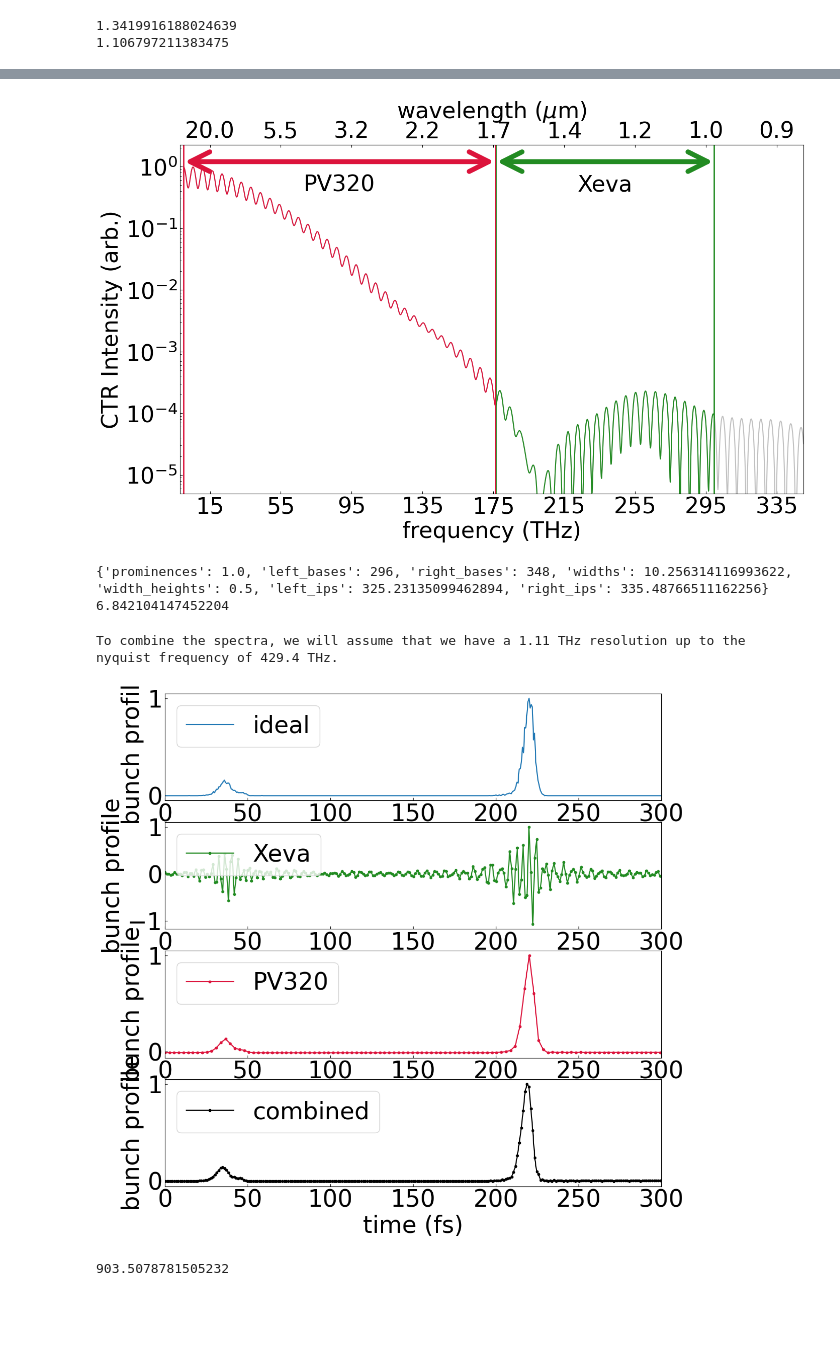
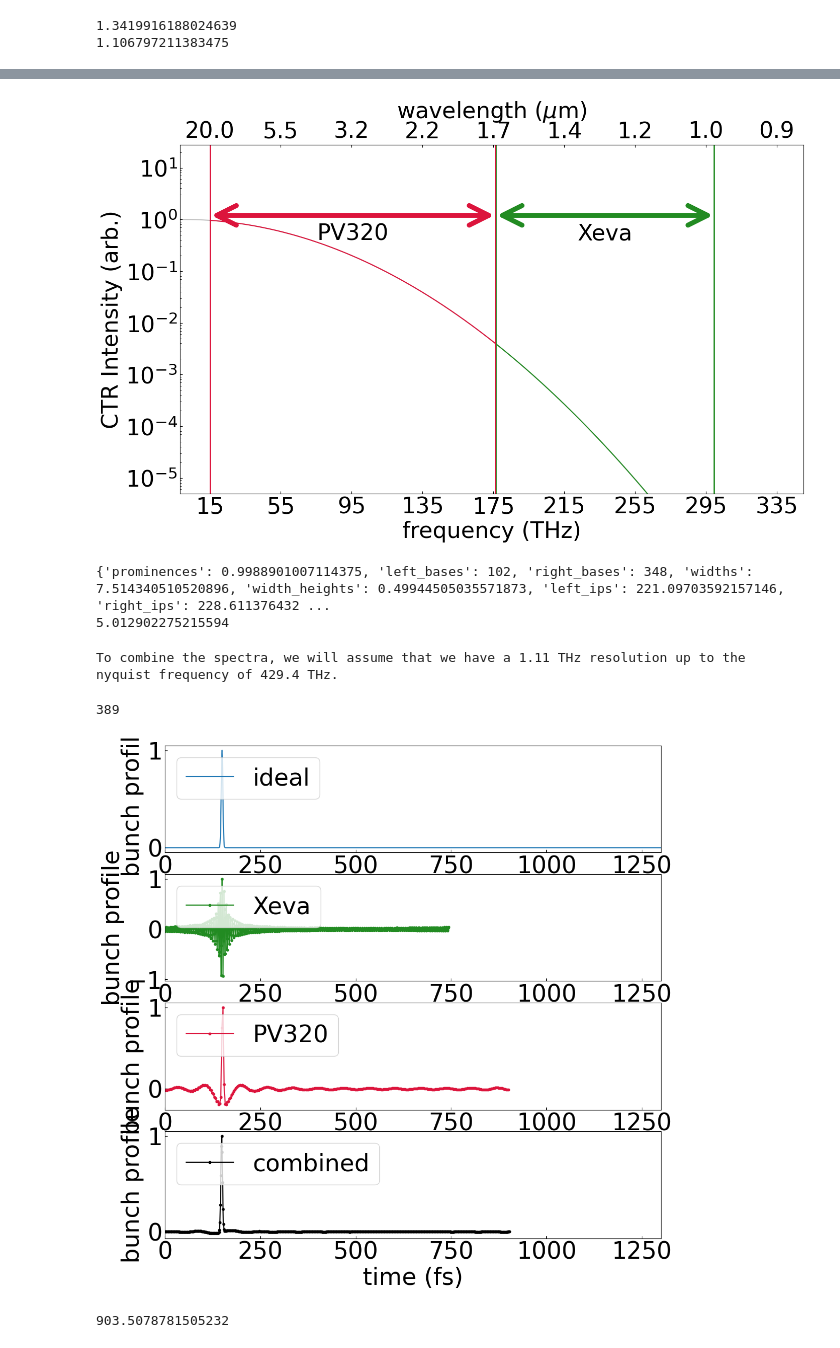
Before and after one commit to Jammi-Dodgers/THz-interferometry, a Jupyter notebook: kramers_kronig.ipynb, the cells around one changed output, grey strips where cells are left out. Cells and saved outputs as stored; diff of their text form; code cells hidden in the pictures; blank space fills up the shorter version.

```diff
--- a/kramers_kronig.ipynb
+++ b/kramers_kronig.ipynb
@@ -90,7 +92,7 @@ padded_N = len(ideal_bunch) # = ideal_N +padding
 # %%
 ### Replace the EPAC bunch with a gaussian distrobution. Useful for testing.
 
-#ideal_bunch = gaussian(ideal_time, 200e-15, 10e-15)
+ideal_bunch = gaussian(ideal_time, 150e-15, FWHMs["delayed"])
 # %%
 ideal_CFF = np.fft.rfft(ideal_bunch, norm= "forward")
 ideal_CFF /= np.max(ideal_CFF) #normalise to peak
@@ -113,11 +115,12 @@ def measure_form_factor(freqencies, form_factor, number_of_pixels, pixel_pitch,
 thetas = [30, 30] #arcminutes
 Ns = [640, 320] # number of pixels
 dxs = [20, 48.5] # pixel pitch in um
-bands = [(176.3, 299.8), (0, 176.3)] # sensitivity of camera. (minmimum frequency in THz, maximum frequency in THz)
+bands = [(176.3, 299.8), (15, 176.3)] # sensitivity of camera. (minmimum frequency in THz, maximum frequency in THz)
 #bands = [(0, 299.8), (0, np.inf)]
 colours = ["forestgreen", "crimson"] #colour of this detectors datapoints when plotting
 labels = ["Xeva", "PV320"] #label of this detector when plotting
 
+bands = np.array(bands)
 freqs, FFs, sensitivity_masks, times = [], [], [], []
 for theta, N, dx, band in zip(thetas, Ns, dxs, bands):
     freq, FF, sensitivity_mask, time = measure_form_factor(ideal_freqs, ideal_FF, N, dx, theta, band)
@@ -178,7 +181,7 @@ secax.xaxis.set_major_formatter(FuncFormatter(format_ticks))
 plt.savefig("graphs\\ff_sampling")
 plt.show()
 # %% [output]
-[figure, old version]
+[figure, new version]
 # %%
 from scipy import signal as scisig
 
@@ -212,8 +215,8 @@ print(peak_params)
 FWHM = ideal_sampling_period*peak_params["widths"]
 print(FWHM*1e15)
 # %% [output]
-{'prominences': 1.0, 'left_bases': 296, 'right_bases': 348, 'widths': 10.256314116993622, 'width_heights': 0.5, 'left_ips': 325.23135099462894, 'right_ips': 335.48766511162256}
-6.842104147452204
+{'prominences': 0.9988901007114375, 'left_bases': 102, 'right_bases': 348, 'widths': 7.514340510520896, 'width_heights': 0.49944505035571873, 'left_ips': 221.09703592157146, 'right_ips': 228.611376432 ...
+5.012902275215594
 # %%
 ########## INTERPOLATION AND COMBINING DATA ##################
 
@@ -243,6 +246,10 @@ labels += ["combined"]
 colours += ["black"]
 # %% [output]
 To combine the spectra, we will assume that we have a 1.11 THz resolution up to the nyquist frequency of 429.4 THz.
+# %%
+len(freqs[2])
+# %% [output]
+389
 # %%
 def phase_retrieval(freq, FF, sensitivity_mask, time, N, reflected= False, shifted= False):
     phase = np.zeros_like(freq)
@@ -282,18 +289,18 @@ for freq, FF, sensitivity_mask, time, N in zip(freqs, FFs, sensitivity_masks, ti
 # %%
 fig, axs = plt.subplots(len(labels) +1, 1, figsize= (12, 12), gridspec_kw= {"hspace": 0.2})
 
 axs[0].plot(ideal_time *1e15, ideal_bunch, label= "ideal")
 
 for ax, time, bunch, colour, label in zip(axs[1:], times, bunches, colours, labels):
     ax.plot(time *1e15, bunch, marker= ".", label= label, color= colour)
 
 for ax in axs:
-    ax.set(xlabel= "time (fs)", ylabel= "bunch profile", xlim= (0, 300))
+    ax.set(xlabel= "time (fs)", ylabel= "bunch profile", xlim= (0, 1300))
     ax.legend(loc= "upper left")
 
 plt.show()
 # %% [output]
-[figure, old version]
+[figure, new version]
 # %%
 np.max(times[-1] *1e15)
 # %% [output]
```
Also changed, not shown: parts of 9 cells of this notebook, 6 other files.
